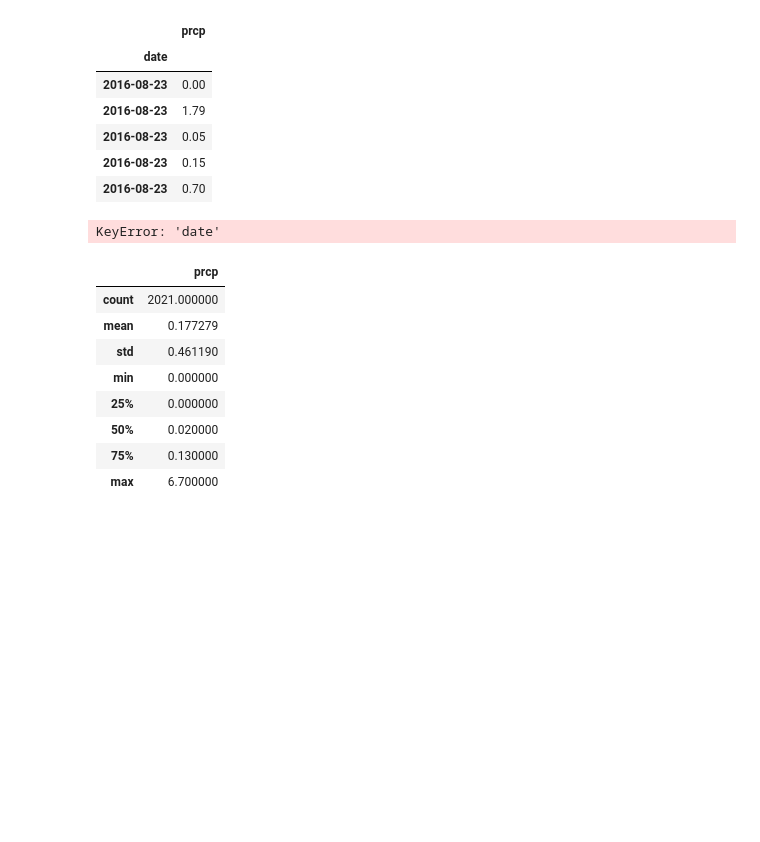
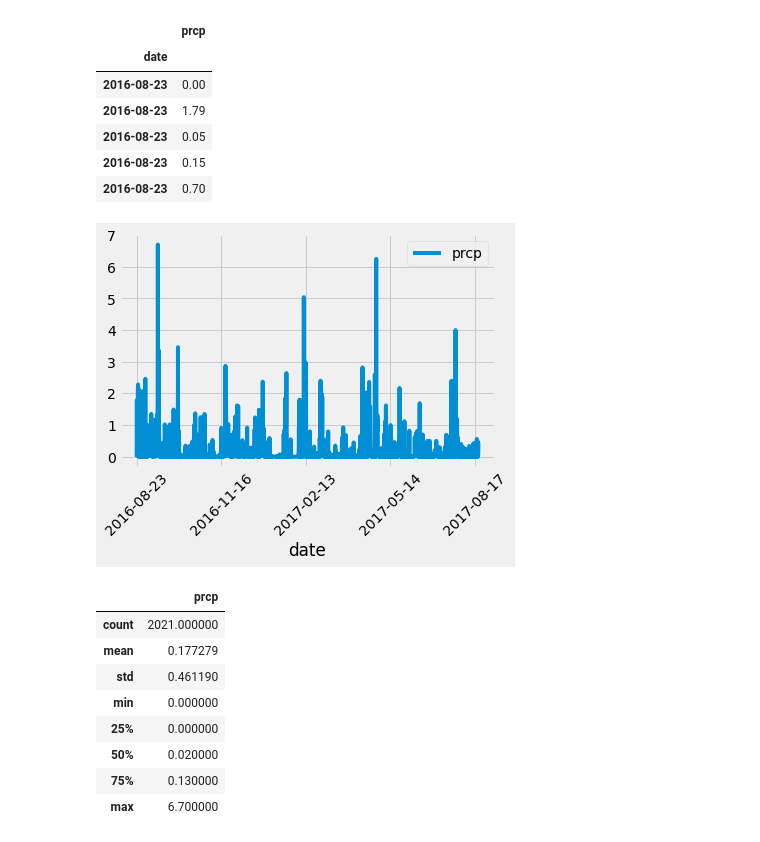
Before and after one commit to ashparra97/sqlalchemy-challenge, a Jupyter notebook: starter.ipynb, the cells around one changed output. Cells and saved outputs as stored; diff of their text form; code cells hidden in the pictures; blank space fills up the shorter version.

```diff
--- a/starter.ipynb
+++ b/starter.ipynb
@@ -94,23 +96,12 @@ precip_df.head()
 | 2016-08-23 | 0.05 |
 | 2016-08-23 | 0.15 |
 | 2016-08-23 | 0.70 |
-# %%
-# Use Pandas Plotting with Matplotlib to plot the data
-'''
-x = precip_df['date']
-y = precip_df['prcp']
-
-plt.bar(x, y, color="blue", align="center")
-plt.bar(precip_df['date'], precip_df['prcp'], color="blue", align="center")
-plt.show()
-
-precip_df.plot('date', 'prcp')
-plt.title("Precipitation Analysis")
-plt.xlabel("Date: August 23, 2016 - August 23, 2017")
-plt.ylabel("Precipitaiton")
-'''
-# %% [output]
-KeyError: 'date'
+# %%
+# Use Pandas Plotting with Matplotlib to plot the data
+precip_df.plot(rot=45)
+plt.show()
+# %% [output]
+[figure, added]
 # %%
 # Use Pandas to calculate the summary statistics for the precipitation data
 precip_df.describe()
```
Also changed, not shown: parts of 3 cells of this notebook.
